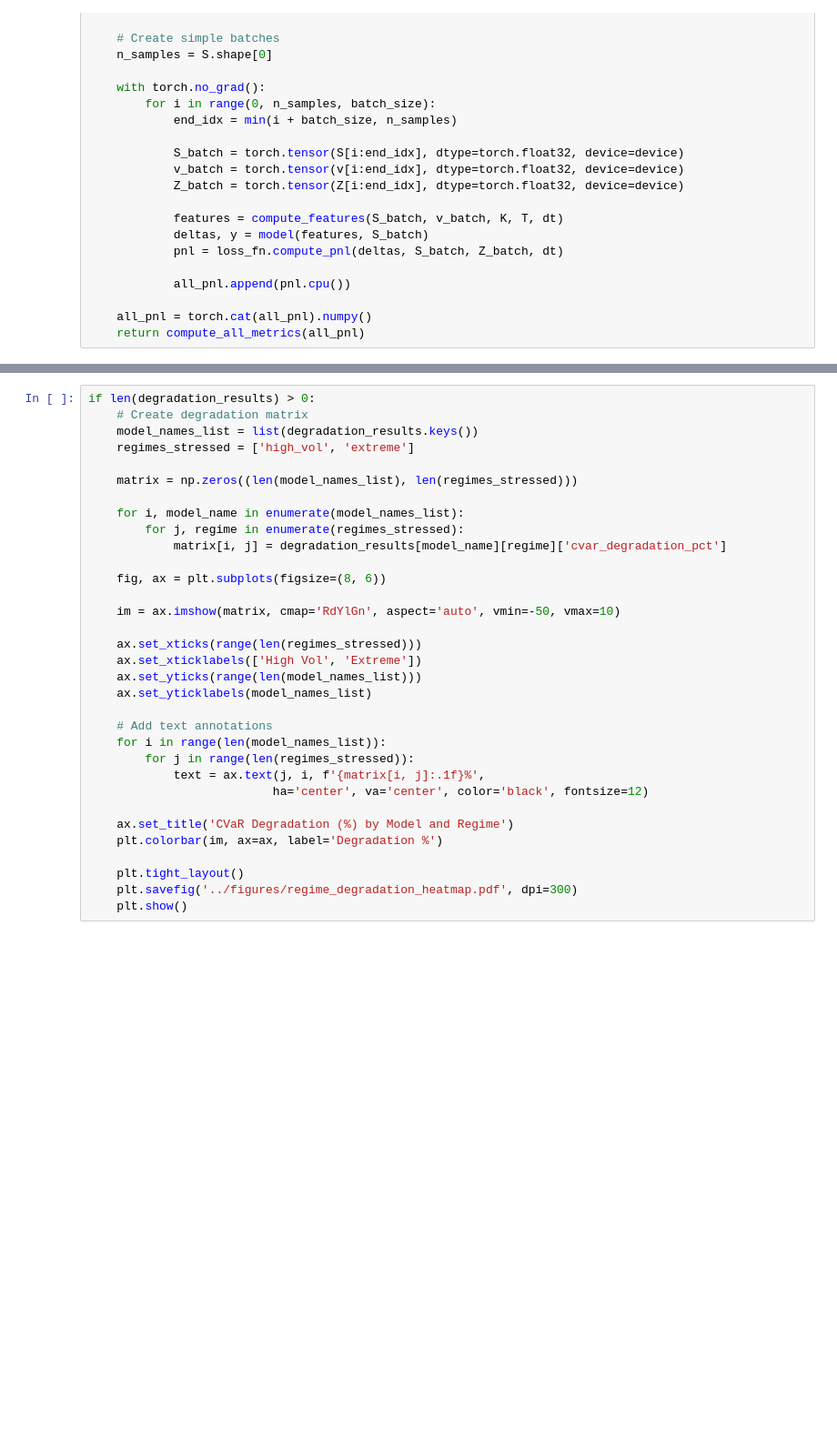
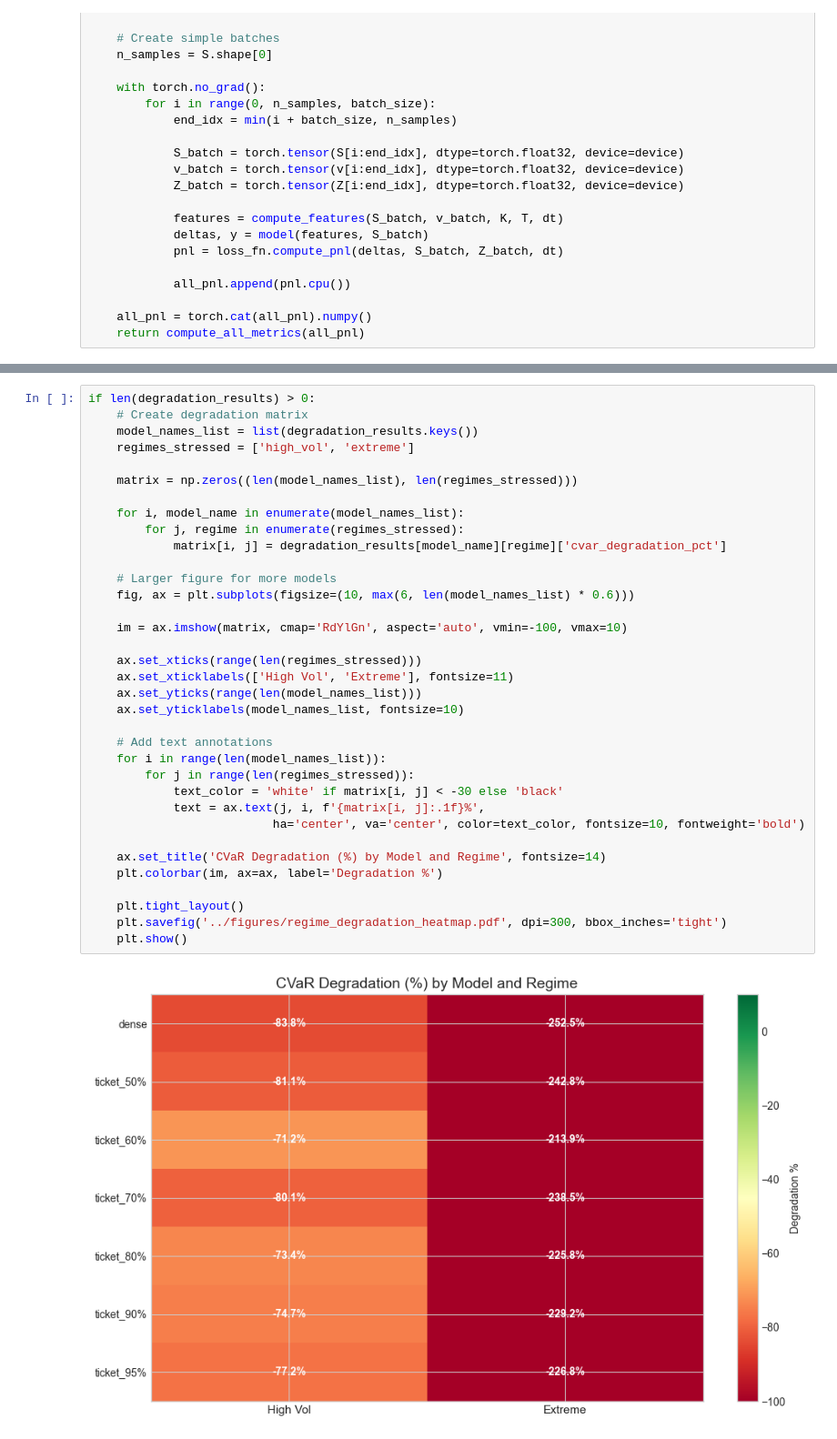
Before and after one commit to abdoulayetraore07/Deep-Robust-LTH, a Jupyter notebook: notebooks/04_regime_shifts.ipynb, the cells around one changed output, grey strips where cells are left out. Shown at 91% size. Drawn from its saved outputs; the diff is of its cells as text; blank space fills up the shorter version.

```diff
--- a/notebooks/04_regime_shifts.ipynb
+++ b/notebooks/04_regime_shifts.ipynb
@@ -299,33 +401,37 @@ else:
 # %%
 if len(degradation_results) > 0:
     # Create degradation matrix
     model_names_list = list(degradation_results.keys())
     regimes_stressed = ['high_vol', 'extreme']
 
     matrix = np.zeros((len(model_names_list), len(regimes_stressed)))
 
     for i, model_name in enumerate(model_names_list):
         for j, regime in enumerate(regimes_stressed):
             matrix[i, j] = degradation_results[model_name][regime]['cvar_degradation_pct']
 
-    fig, ax = plt.subplots(figsize=(8, 6))
+    # Larger figure for more models
+    fig, ax = plt.subplots(figsize=(10, max(6, len(model_names_list) * 0.6)))
 
-    im = ax.imshow(matrix, cmap='RdYlGn', aspect='auto', vmin=-50, vmax=10)
+    im = ax.imshow(matrix, cmap='RdYlGn', aspect='auto', vmin=-100, vmax=10)
 
     ax.set_xticks(range(len(regimes_stressed)))
-    ax.set_xticklabels(['High Vol', 'Extreme'])
+    ax.set_xticklabels(['High Vol', 'Extreme'], fontsize=11)
     ax.set_yticks(range(len(model_names_list)))
-    ax.set_yticklabels(model_names_list)
+    ax.set_yticklabels(model_names_list, fontsize=10)
 
     # Add text annotations
     for i in range(len(model_names_list)):
         for j in range(len(regimes_stressed)):
+            text_color = 'white' if matrix[i, j] < -30 else 'black'
             text = ax.text(j, i, f'{matrix[i, j]:.1f}%',
-                          ha='center', va='center', color='black', fontsize=12)
+                          ha='center', va='center', color=text_color, fontsize=10, fontweight='bold')
 
-    ax.set_title('CVaR Degradation (%) by Model and Regime')
+    ax.set_title('CVaR Degradation (%) by Model and Regime', fontsize=14)
     plt.colorbar(im, ax=ax, label='Degradation %')
 
     plt.tight_layout()
-    plt.savefig('../figures/regime_degradation_heatmap.pdf', dpi=300)
+    plt.savefig('../figures/regime_degradation_heatmap.pdf', dpi=300, bbox_inches='tight')
     plt.show()
+# %% [output]
+[figure, added]
```
Also changed, not shown: parts of 20 cells of this notebook, 44 other files.
